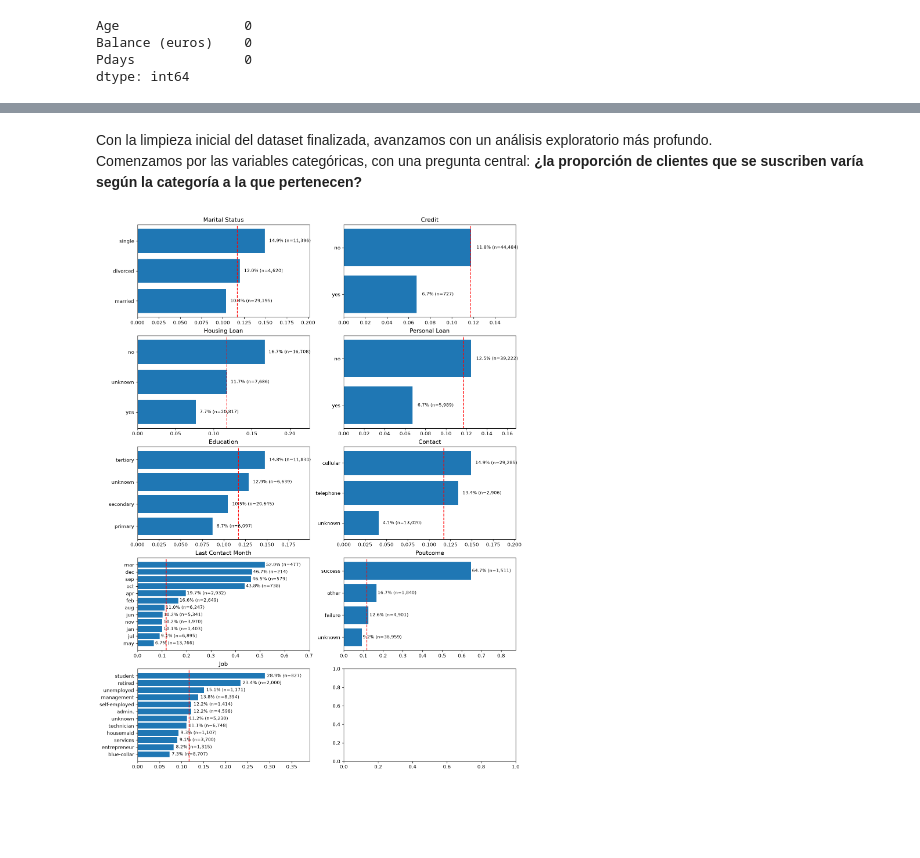
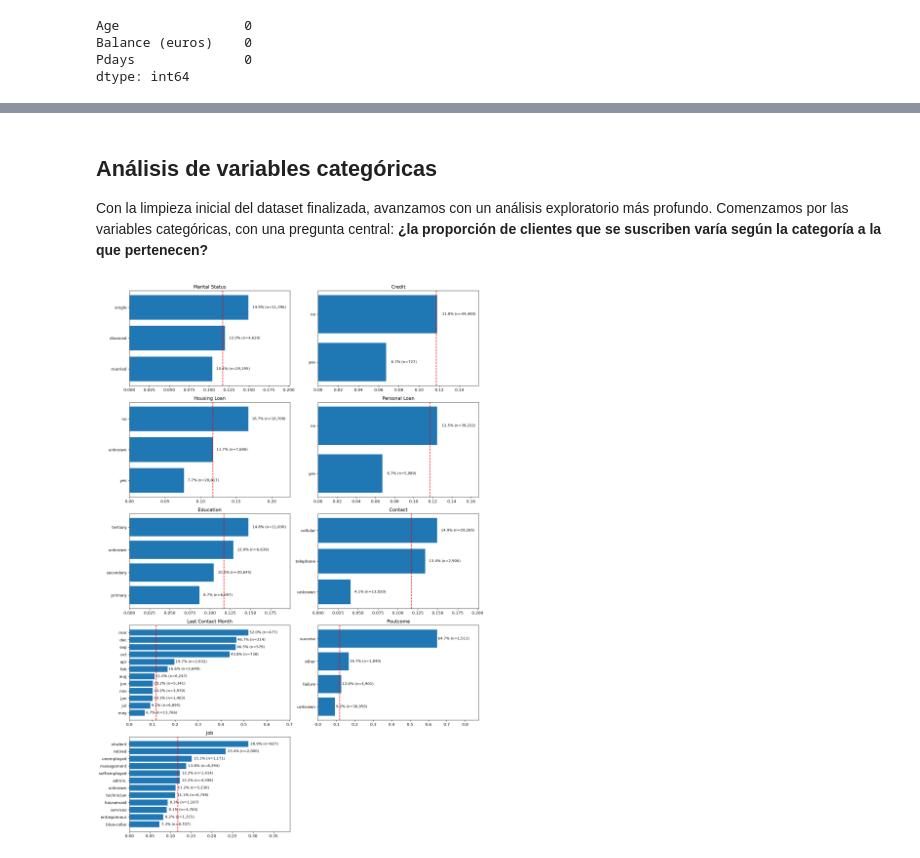
Before and after one commit to nach0osole/data_science_utn_clusterai2026_Sole, a Jupyter notebook: clusterai_juanignacio_sole_eda.ipynb, the cells around one changed output, grey strips where cells are left out. Cells and saved outputs as stored; diff of their text form; code cells hidden in the pictures; blank space fills up the shorter version.

```diff
--- a/clusterai_juanignacio_sole_eda.ipynb
+++ b/clusterai_juanignacio_sole_eda.ipynb
@@ -204,29 +227,35 @@ dtype: int64
 # %% [markdown]
-Con la limpieza inicial del dataset finalizada, avanzamos con un análisis exploratorio más profundo.<br>
-Comenzamos por las variables categóricas, con una pregunta central: **¿la proporción de clientes que se suscriben varía según la categoría a la que pertenecen?**
+## Análisis de variables categóricas
+
+Con la limpieza inicial del dataset finalizada, avanzamos con un análisis exploratorio más profundo. Comenzamos por las variables categóricas, con una pregunta central: **¿la proporción de clientes que se suscriben varía según la categoría a la que pertenecen?**
 # %%
 import math
-import matplotlib.pyplot as plt
 
 cols = ["Marital Status", "Credit", "Housing Loan", "Personal Loan", "Education", "Contact", "Last Contact Month", "Poutcome", "Job"]
 tasa_general = df["Subscription"].mean()
 
 n_cols = 2
 n_rows = math.ceil(len(cols) / n_cols)
 fig, axes = plt.subplots(n_rows, n_cols, figsize=(14, 4 * n_rows), dpi=120)
 axes = axes.flatten()
 
 for ax, col in zip(axes, cols):
     resumen = df.groupby(col)["Subscription"].agg(tasa="mean", clientes="size").sort_values("tasa")
 
     ax.barh(resumen.index.astype(str), resumen["tasa"])
     ax.axvline(tasa_general, color="red", linestyle="--")
 
     for i, (tasa, n) in enumerate(zip(resumen["tasa"], resumen["clientes"])):
         ax.text(tasa + 0.005, i, f"{tasa:.1%} (n={n:,})", va="center", fontsize=9)
 
     ax.set_title(col)
     ax.set_xlim(0, resumen["tasa"].max() * 1.35)
+
+for ax in axes[len(cols):]:
+    ax.set_visible(False)
+
+plt.tight_layout()
+plt.show()
 # %% [output]
-[figure, old version]
+[figure, new version]
 # %% [markdown]
```
Also changed, not shown: parts of 24 cells of this notebook.
